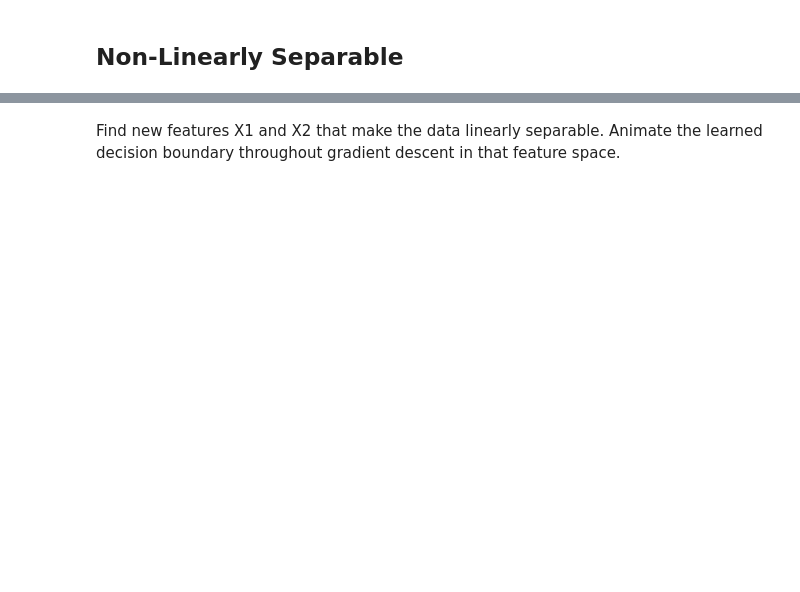
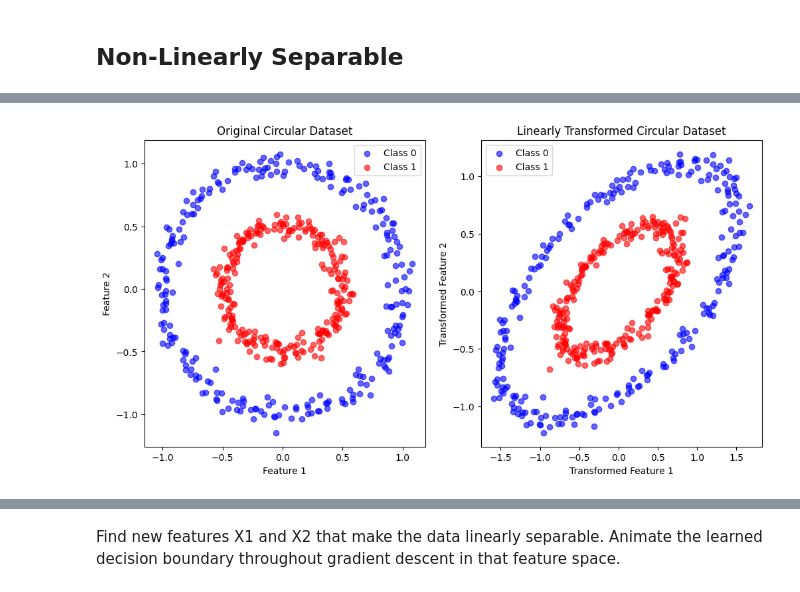
Before and after one commit to gallettilance/CS506-Fall2024, a Jupyter notebook: lecture_18/worksheet_18.ipynb, the cells around one changed output, grey strips where cells are left out. Saved outputs shown, nothing was run; the diff lists cells and outputs as text; code cells hidden in the pictures; blank space fills up the shorter version.

```diff
--- a/lecture_18/worksheet_18.ipynb
+++ b/lecture_18/worksheet_18.ipynb
@@ -350,0 +409,7 @@ plt.show()
+# %%
+model = keras.models.Sequential()
+model.add(keras.layers.Dense(1, input_dim=2, activation="sigmoid"))
+model.compile(loss="binary_crossentropy")
+
+obj = LR(model)
+obj.animate_learning(X, Y, 10, 'my_submission', 100, epochs=100)
@@ -350,0 +435,30 @@ plt.show()
+# %%
+transformation_matrix = np.array([[1.5, 0.5], [0.2, 1]])
+
+# Apply the transformation
+X_transformed = X.dot(transformation_matrix)
+
+# Step 3: Plot the original and transformed dataset for comparison
+plt.figure(figsize=(12, 6))
+
+# Original dataset
+plt.subplot(1, 2, 1)
+plt.scatter(X[Y == 0][:, 0], X[Y == 0][:, 1], color='blue', label="Class 0", alpha=0.6)
+plt.scatter(X[Y == 1][:, 0], X[Y == 1][:, 1], color='red', label="Class 1", alpha=0.6)
+plt.title("Original Circular Dataset")
+plt.xlabel("Feature 1")
+plt.ylabel("Feature 2")
+plt.legend()
+
+# Transformed dataset
+plt.subplot(1, 2, 2)
+plt.scatter(X_transformed[Y == 0][:, 0], X_transformed[Y == 0][:, 1], color='blue', label="Class 0", alpha=0.6)
+plt.scatter(X_transformed[Y == 1][:, 0], X_transformed[Y == 1][:, 1], color='red', label="Class 1", alpha=0.6)
+plt.title("Linearly Transformed Circular Dataset")
+plt.xlabel("Transformed Feature 1")
+plt.ylabel("Transformed Feature 2")
+plt.legend()
+
+plt.show()
+# %% [output]
+[figure, added]
```
Also changed, not shown: parts of 9 cells of this notebook, 13 other files.
